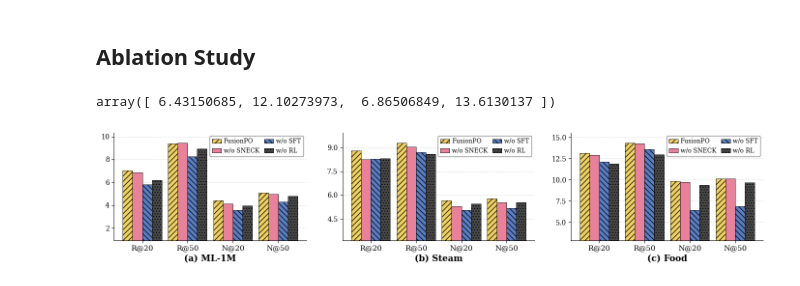
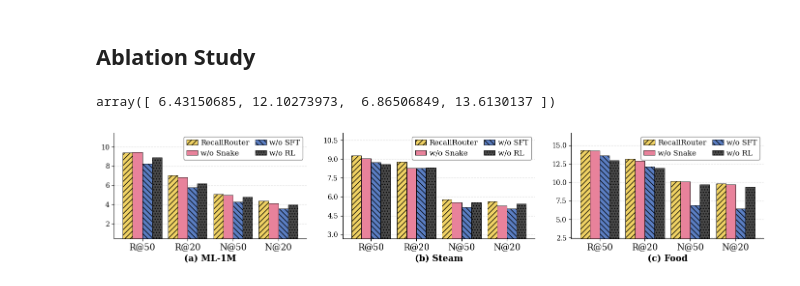
Before and after one commit to zhengzaiyi/AmazonReviews2023, a Jupyter notebook: plot.ipynb, the cells around one changed output. Saved outputs shown, nothing was run; the diff lists cells and outputs as text; code cells hidden in the pictures.

```diff
--- a/plot.ipynb
+++ b/plot.ipynb
@@ -31,7 +31,7 @@ abaltion_results = {
             'ndcg@50': 4.28,
             'recall@50': 8.25
         },
-        '-sneck': {
+        '-snake': {
             'ndcg@20': 4.10,
             'recall@20': 6.86,
             'ndcg@50': 4.96,
@@ -57,7 +57,7 @@ abaltion_results = {
             'ndcg@50': 5.18,
             'recall@50': 8.73
         },
-        '-sneck': {
+        '-snake': {
             'ndcg@20': 5.30,
             'recall@20': 8.27,
             'ndcg@50': 5.55,
@@ -83,7 +83,7 @@ abaltion_results = {
             'ndcg@50': 6.87,
             'recall@50': 13.61
         },
-        '-sneck': {
+        '-snake': {
             'ndcg@20': 9.72,
             'recall@20': 12.93,
             'ndcg@50': 10.11,
@@ -101,10 +101,10 @@ matplotlib.rcParams['mathtext.fontset'] = 'stix'
 
 datasets = ['ml-1m', 'steam', 'food']
 dataset_labels = ['(a) ML-1M', '(b) Steam', '(c) Food']
-metrics = ['recall@20', 'recall@50', 'ndcg@20', 'ndcg@50']
-metric_labels = ['R@20', 'R@50', 'N@20', 'N@50']
-variants = ['original', '-sneck', '-sft', '-rl']
-variant_labels = ['FusionPO', 'w/o SNECK', 'w/o SFT', 'w/o RL']
+metrics = ['recall@50', 'recall@20', 'ndcg@50', 'ndcg@20']
+metric_labels = ['R@50', 'R@20', 'N@50', 'N@20']
+variants = ['original', '-snake', '-sft', '-rl']
+variant_labels = ['RecallRouter', 'w/o Snake', 'w/o SFT', 'w/o RL']
 
 colors = ['#F0D264', '#E8829B', '#5B7EC2', '#4A4A4A']
 hatches = ['///', '', '\\\\\\', '...']
@@ -135,35 +135,35 @@ for ax_idx, (ds, ds_label) in enumerate(zip(datasets, dataset_labels)):
         )
 
     ax.set_xticks(x + bar_width * (n_bars - 1) / 2)
-    ax.set_xticklabels(metric_labels, fontsize=11)
+    ax.set_xticklabels(metric_labels, fontsize=13)
     ax.set_xlabel(ds_label, fontsize=13, fontweight='bold')
 
     all_vals = [abaltion_results[ds][v][m] for v in variants for m in metrics]
     ymin = min(all_vals)
-    ymax = max(all_vals)
+    ymax = max(all_vals) + 1
     margin = (ymax - ymin) * 0.15
     ax.set_ylim(bottom=max(0, ymin - margin * 3), top=ymax + margin)
 
     ax.tick_params(axis='y', labelsize=10)
     ax.yaxis.set_major_locator(plt.MaxNLocator(6))
     ax.grid(axis='y', linestyle='--', alpha=0.4, zorder=0)
     ax.set_axisbelow(True)
 
     ax.spines['top'].set_visible(False)
     ax.spines['right'].set_visible(False)
 
     ax.legend(
-        fontsize=9, ncol=2,
+        fontsize=11, ncol=2,
         loc='upper right',
         frameon=True, framealpha=0.9,
         edgecolor='gray',
         handlelength=1.5, handletextpad=0.4,
         columnspacing=0.8,
     )
 
 plt.tight_layout(w_pad=2.5)
 plt.savefig('ablation_study.pdf', dpi=300, bbox_inches='tight')
 plt.savefig('ablation_study.png', dpi=300, bbox_inches='tight')
 plt.show()
 # %% [output]
-[figure, old version]
+[figure, new version]
```
Also changed, not shown: parts of 8 cells of this notebook, 7 other files.
